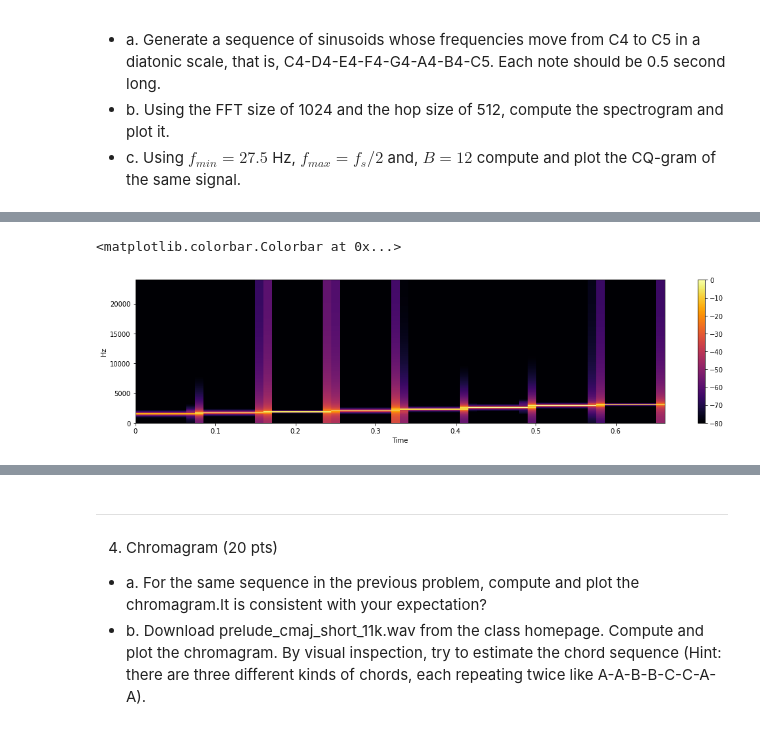
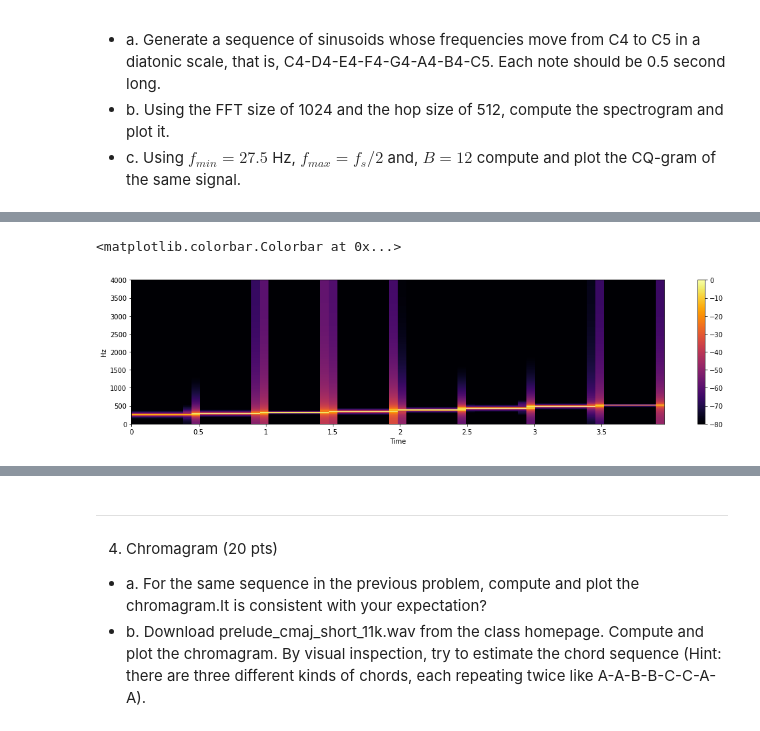
Before and after one commit to changwoonchoi/cl2020, a Jupyter notebook: as_2/assignment02.ipynb, the cells around one changed output, grey strips where cells are left out. Cells and saved outputs as stored; diff of their text form; code cells hidden in the pictures.

```diff
--- a/as_2/assignment02.ipynb
+++ b/as_2/assignment02.ipynb
@@ -446,31 +445,31 @@ ipd.Audio(melody, rate=fs, autoplay=False)
 # %%
 '''
 Using the FFT size of 1024 and the hop size of 512,
 compute the spectrogram and plot it.
 '''
 # b)
 n_fft = 1024
 hop_length = 512
 
 stft = librosa.stft(melody, n_fft=n_fft, hop_length=hop_length)
 spect, _ = librosa.magphase(stft)
 
 hop_num = len(melody) // 512
 melody = np.concatenate([melody, np.zeros(1000)], axis=0)
 spec = []
 for i in range(hop_num):
     X = np.fft.fft(melody[i * 512:i * 512 + n_fft] * np.hanning(n_fft)).reshape((-1, 1))
     spec.append(X)
 
 spec = np.stack(spec, axis=1).reshape(-1, len(spec))
 spec = spec[:int(n_fft/2)+1,:]
 
 plt.figure(figsize=(18, 4))
-librosa.display.specshow(librosa.amplitude_to_db(spec, ref=np.max), sr=sr, hop_length=512, cmap='inferno', x_axis = 'time', y_axis='linear')
+librosa.display.specshow(librosa.amplitude_to_db(spec, ref=np.max), sr=fs, hop_length=512, cmap='inferno', x_axis = 'time', y_axis='linear')
 plt.colorbar()
 # %% [output]
 <matplotlib.colorbar.Colorbar at 0x...>
-[figure, old version]
+[figure, new version]
 # %%
 '''
 Using  𝑓𝑚𝑖𝑛=27.5  Hz,  𝑓𝑚𝑎𝑥=𝑓𝑠/2  and,  𝐵=12
```
Also changed, not shown: parts of 7 cells of this notebook, 2 other files.
